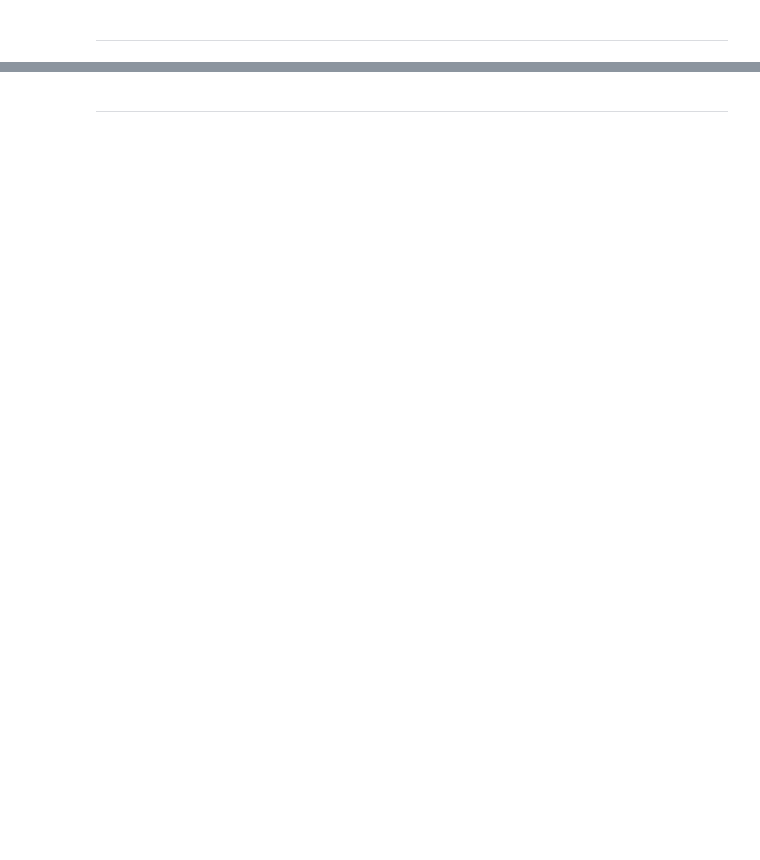
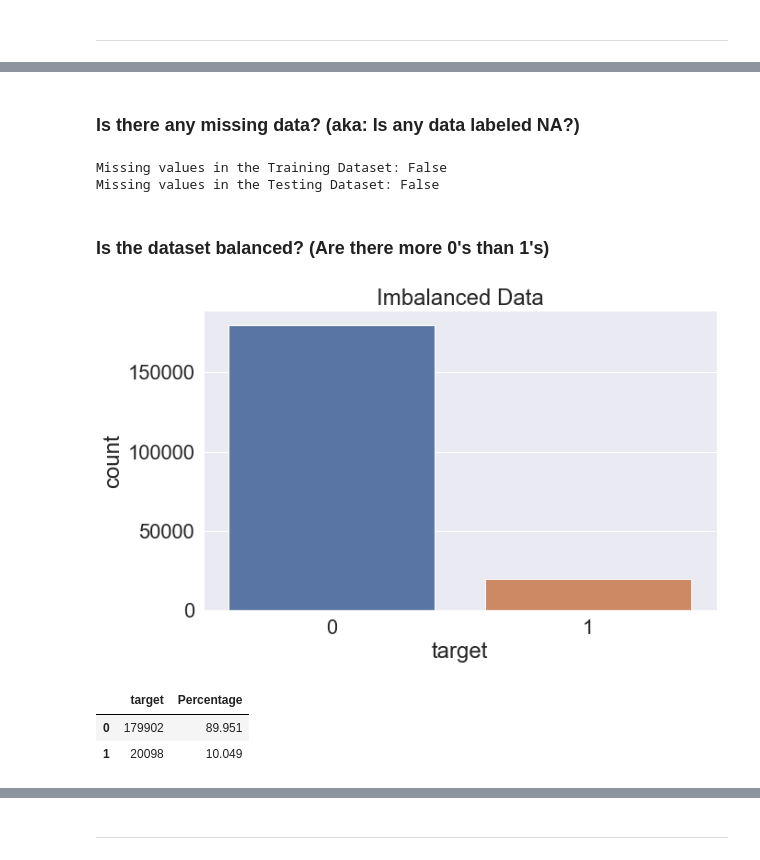
Before and after one commit to Doc1Ft/santander-customer-transaction-prediction, a Jupyter notebook: notebooks/Mike_Notebooks/Final_Notebook_Draft.ipynb, the cells around one changed output, grey strips where cells are left out. Cells and saved outputs as stored; diff of their text form; code cells hidden in the pictures; blank space fills up the shorter version.

```diff
--- a/notebooks/Mike_Notebooks/Final_Notebook_Draft.ipynb
+++ b/notebooks/Mike_Notebooks/Final_Notebook_Draft.ipynb
@@ -27,6 +41,7 @@ import numpy as np
 import pandas as pd
 import matplotlib.pyplot as plt
 import seaborn as sns
+sns.set(style="darkgrid", font_scale=2)
 # %% [markdown]
 <hr>
 # %% [markdown]
@@ -35,0 +51,5 @@ import seaborn as sns
+# %%
+# Import train data
+train_csv_path = os.path.join("..","..","data","train.csv")
+train_data = pd.read_csv(train_csv_path)
+train_data.head()
@@ -35,0 +111,26 @@ import seaborn as sns
+# %% [markdown]
+### Is there any missing data? (aka: Is any data labeled NA?)
+# %%
+# Check for null values
+print(f"Missing values in the Training Dataset: {train_data.isnull().values.any()}")
+print(f"Missing values in the Testing Dataset: {train_data.isnull().values.any()}")
+# %% [output]
+Missing values in the Training Dataset: False
+Missing values in the Testing Dataset: False
+# %% [markdown]
+### Is the dataset balanced? (Are there more 0's than 1's)
+# %%
+fig, ax = plt.subplots(figsize=(10,6))
+sns.countplot(x="target", data=train_data, ax=ax)
+ax.set_title("Imbalanced Data")
+plt.show()
+# %% [output]
+[figure, added]
+# %%
+target_df = pd.DataFrame(train_data.target.value_counts())
+target_df["Percentage"] = 100*target_df["target"]/train_data.shape[0]
+target_df
+# %% [output]
+|  | target | Percentage |
+| 0 | 179902 | 89.951 |
+| 1 | 20098 | 10.049 |
```
Also changed, not shown: parts of 23 cells of this notebook.
